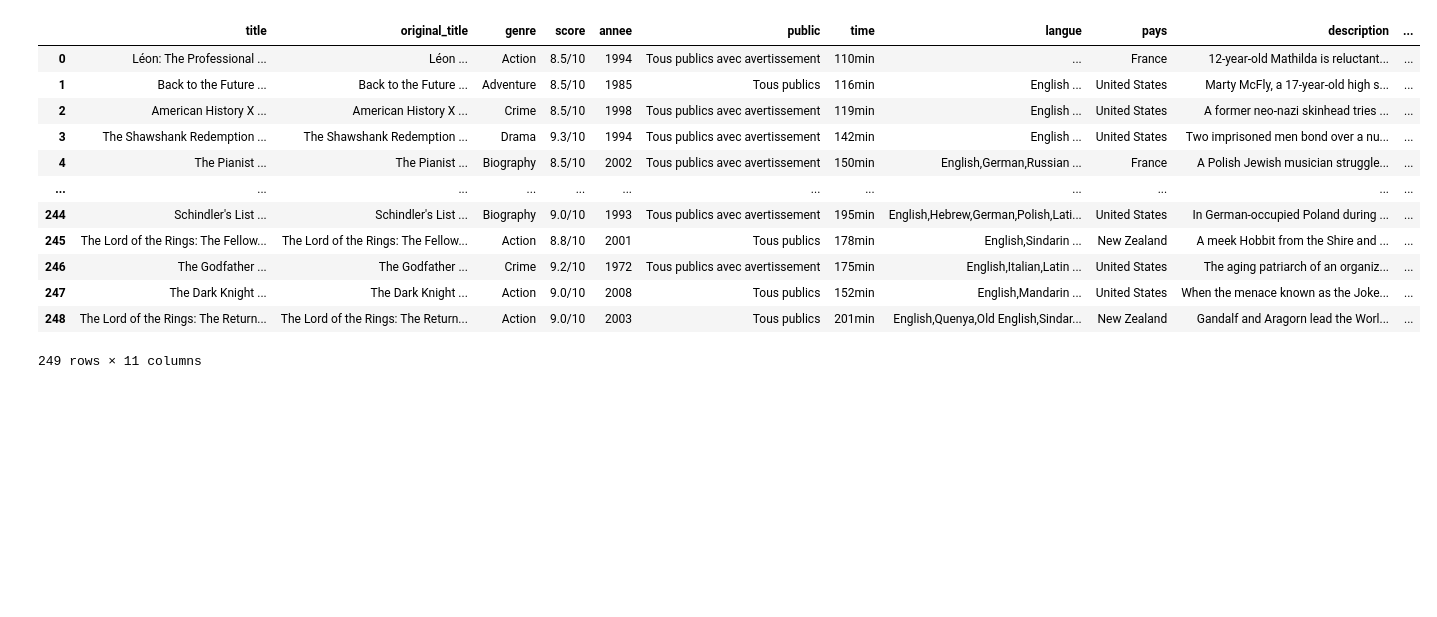
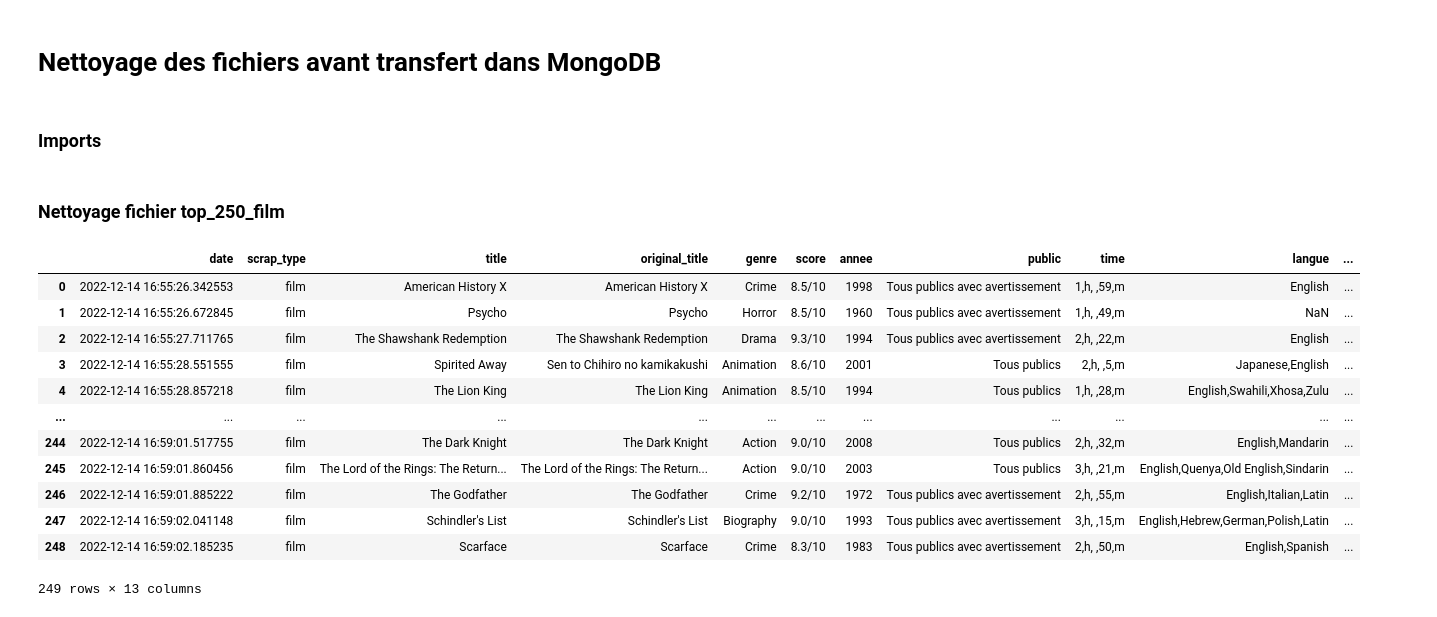
Before and after one commit to Benalieur/imdbFilms, a Jupyter notebook: MongoDbFilm/MongoDbFilm/spiders/pandas.ipynb, the cells around one changed output. Drawn from its saved outputs; the diff is of its cells as text; code cells hidden in the pictures; blank space fills up the shorter version.

```diff
--- a/MongoDbFilm/MongoDbFilm/spiders/pandas.ipynb
+++ b/MongoDbFilm/MongoDbFilm/spiders/pandas.ipynb
@@ -1,2 +1,8 @@
+# %% [markdown]
+# Nettoyage des fichiers avant transfert dans MongoDB
+# %% [markdown]
+### Imports
 # %%
 import pandas as pd
+# %% [markdown]
+### Nettoyage fichier top_250_film
@@ -3,18 +18,18 @@ import pandas as pd
 # %%
-df_film = pd.read_csv('top_250_film.csv')
+df_film = pd.read_csv('csv/top_250_film.csv')
 
 df_film
 # %% [output]
-|  | title | original_title | genre | score | annee | public | time | langue | pays | description | ... |
-| 0 | Léon: The Professional ... | Léon ... | Action | 8.5/10 | 1994 | Tous publics avec avertissement | 110min | ... | France | 12-year-old Mathilda is reluctant... | ... |
-| 1 | Back to the Future ... | Back to the Future ... | Adventure | 8.5/10 | 1985 | Tous publics | 116min | English ... | United States | Marty McFly, a 17-year-old high s... | ... |
-| 2 | American History X ... | American History X ... | Crime | 8.5/10 | 1998 | Tous publics avec avertissement | 119min | English ... | United States | A former neo-nazi skinhead tries ... | ... |
-| 3 | The Shawshank Redemption ... | The Shawshank Redemption ... | Drama | 9.3/10 | 1994 | Tous publics avec avertissement | 142min | English ... | United States | Two imprisoned men bond over a nu... | ... |
-| 4 | The Pianist ... | The Pianist ... | Biography | 8.5/10 | 2002 | Tous publics avec avertissement | 150min | English,German,Russian ... | France | A Polish Jewish musician struggle... | ... |
+|  | date | scrap_type | title | original_title | genre | score | annee | public | time | langue | ... |
+| 0 | 2022-12-14 16:55:26.342553 | film | American History X | American History X | Crime | 8.5/10 | 1998 | Tous publics avec avertissement | 1,h, ,59,m | English | ... |
+| 1 | 2022-12-14 16:55:26.672845 | film | Psycho | Psycho | Horror | 8.5/10 | 1960 | Tous publics avec avertissement | 1,h, ,49,m | NaN | ... |
+| 2 | 2022-12-14 16:55:27.711765 | film | The Shawshank Redemption | The Shawshank Redemption | Drama | 9.3/10 | 1994 | Tous publics avec avertissement | 2,h, ,22,m | English | ... |
+| 3 | 2022-12-14 16:55:28.551555 | film | Spirited Away | Sen to Chihiro no kamikakushi | Animation | 8.6/10 | 2001 | Tous publics | 2,h, ,5,m | Japanese,English | ... |
+| 4 | 2022-12-14 16:55:28.857218 | film | The Lion King | The Lion King | Animation | 8.5/10 | 1994 | Tous publics | 1,h, ,28,m | English,Swahili,Xhosa,Zulu | ... |
 | ... | ... | ... | ... | ... | ... | ... | ... | ... | ... | ... | ... |
-| 244 | Schindler's List ... | Schindler's List ... | Biography | 9.0/10 | 1993 | Tous publics avec avertissement | 195min | English,Hebrew,German,Polish,Lati... | United States | In German-occupied Poland during ... | ... |
-| 245 | The Lord of the Rings: The Fellow... | The Lord of the Rings: The Fellow... | Action | 8.8/10 | 2001 | Tous publics | 178min | English,Sindarin ... | New Zealand | A meek Hobbit from the Shire and ... | ... |
-| 246 | The Godfather ... | The Godfather ... | Crime | 9.2/10 | 1972 | Tous publics avec avertissement | 175min | English,Italian,Latin ... | United States | The aging patriarch of an organiz... | ... |
-| 247 | The Dark Knight ... | The Dark Knight ... | Action | 9.0/10 | 2008 | Tous publics | 152min | English,Mandarin ... | United States | When the menace known as the Joke... | ... |
-| 248 | The Lord of the Rings: The Return... | The Lord of the Rings: The Return... | Action | 9.0/10 | 2003 | Tous publics | 201min | English,Quenya,Old English,Sindar... | New Zealand | Gandalf and Aragorn lead the Worl... | ... |
+| 244 | 2022-12-14 16:59:01.517755 | film | The Dark Knight | The Dark Knight | Action | 9.0/10 | 2008 | Tous publics | 2,h, ,32,m | English,Mandarin | ... |
+| 245 | 2022-12-14 16:59:01.860456 | film | The Lord of the Rings: The Return... | The Lord of the Rings: The Return... | Action | 9.0/10 | 2003 | Tous publics | 3,h, ,21,m | English,Quenya,Old English,Sindarin | ... |
+| 246 | 2022-12-14 16:59:01.885222 | film | The Godfather | The Godfather | Crime | 9.2/10 | 1972 | Tous publics avec avertissement | 2,h, ,55,m | English,Italian,Latin | ... |
+| 247 | 2022-12-14 16:59:02.041148 | film | Schindler's List | Schindler's List | Biography | 9.0/10 | 1993 | Tous publics avec avertissement | 3,h, ,15,m | English,Hebrew,German,Polish,Latin | ... |
+| 248 | 2022-12-14 16:59:02.185235 | film | Scarface | Scarface | Crime | 8.3/10 | 1983 | Tous publics avec avertissement | 2,h, ,50,m | English,Spanish | ... |
-249 rows × 11 columns
+249 rows × 13 columns
```
Also changed, not shown: parts of 14 cells of this notebook, 9 other files.
